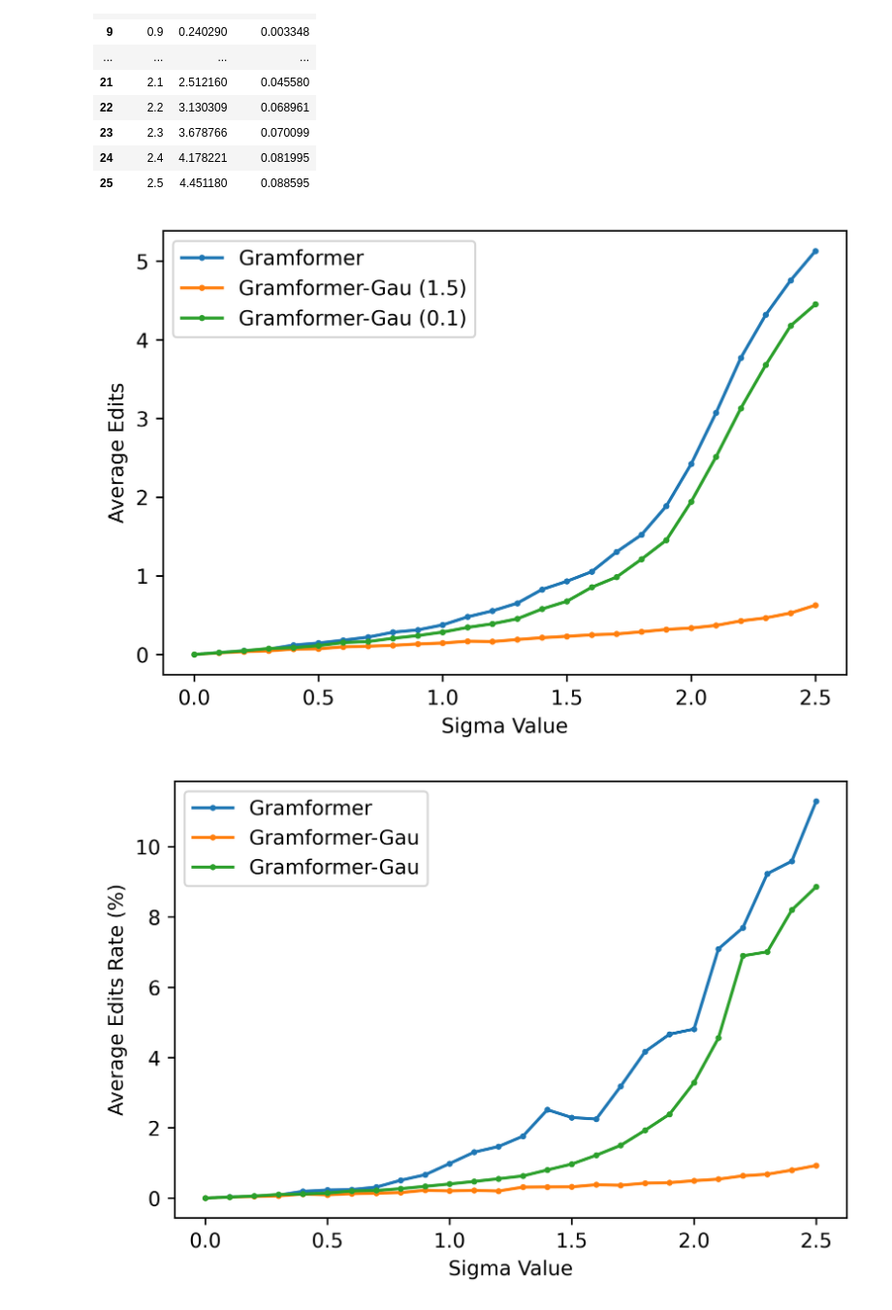
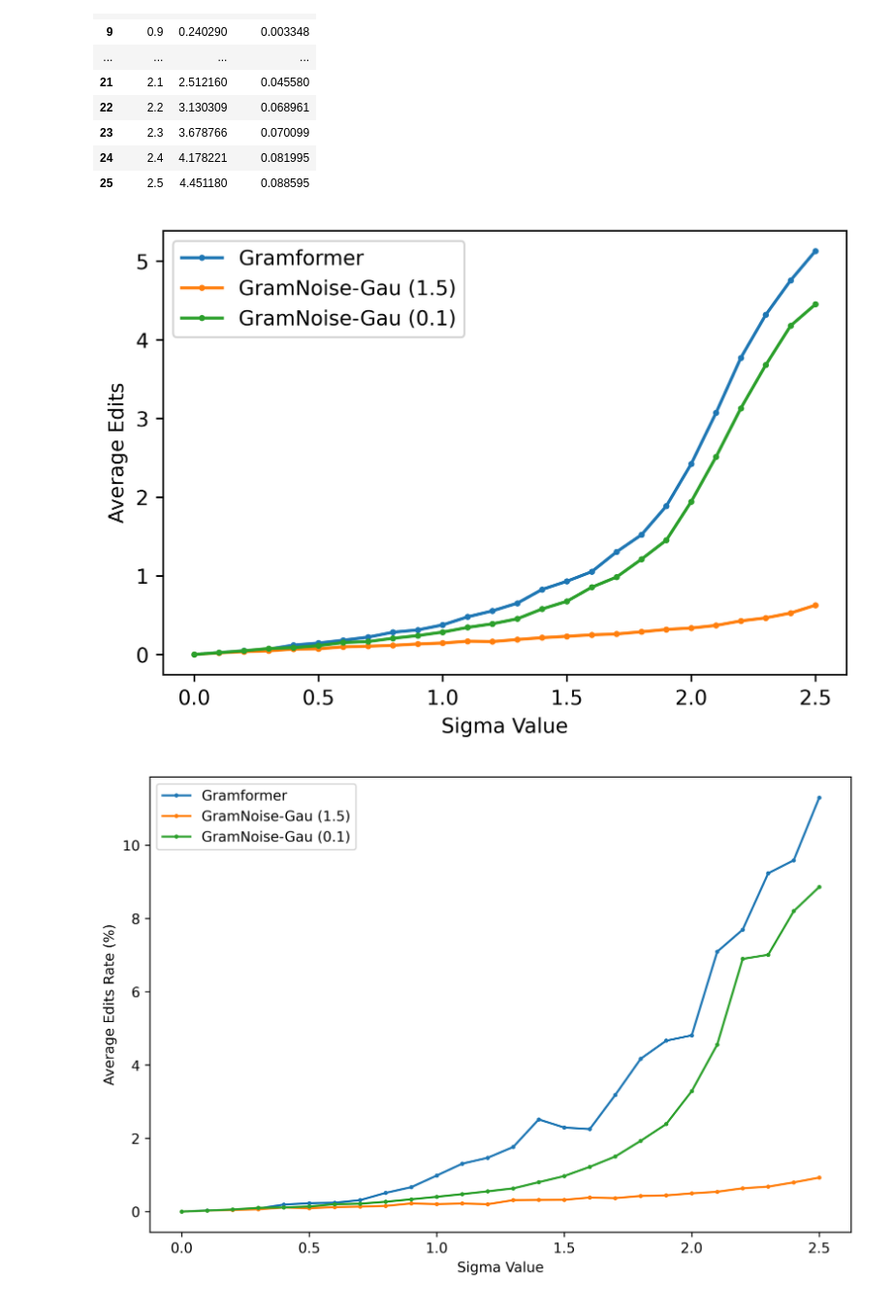
Before and after one commit to YufanWangYuki/NoiseGram, a Jupyter notebook: noise.ipynb, the cells around one changed output. Shown at 97% size. Cells and saved outputs as stored; diff of their text form; code cells hidden in the pictures.

```diff
--- a/noise.ipynb
+++ b/noise.ipynb
@@ -151,11 +151,11 @@ import matplotlib.pyplot as plt
 
 # x_major_locator=MultipleLocator(5)
 
-fig, ax = plt.subplots(dpi=600)
+fig, ax = plt.subplots(dpi=600,figsize=(6,4))
 
 ax.plot(df_old['weight'], df_old['avg edits'], marker='o',markersize=2,label='Gramformer') # 作y1 = x 图，并标记此线名为linear
-ax.plot(df_new['weight'], df_new['avg edits'], marker='o',markersize=2,label='Gramformer-Gau (1.5)') # 作y1 = x 图，并标记此线名为linear
-ax.plot(df_nn['weight'], df_nn['avg edits'], marker='o',markersize=2,label='Gramformer-Gau (0.1)') # 作y1 = x 图，并标记此线名为linear
+ax.plot(df_new['weight'], df_new['avg edits'], marker='o',markersize=2,label='GramNoise-Gau (1.5)') # 作y1 = x 图，并标记此线名为linear
+ax.plot(df_nn['weight'], df_nn['avg edits'], marker='o',markersize=2,label='GramNoise-Gau (0.1)') # 作y1 = x 图，并标记此线名为linear
 
 ax.set_xlabel('Sigma Value') #设置x轴名称 x label
 ax.set_ylabel('Average Edits') #设置y轴名称 y label
@@ -165,27 +165,27 @@ ax.legend() #自动检测要在图例中显示的元素，并且显示
 # ax.xaxis.set_major_locator(x_major_locator)
 plt.show() #图形可视化
 # %% [output]
-[figure, old version]
+[figure, new version]
 # %%
 import matplotlib.pyplot as plt
 # from matplotlib.pyplot import MultipleLocator
 
 # x_major_locator=MultipleLocator(5)
 
-fig, ax = plt.subplots(dpi=600)
+fig, ax = plt.subplots(dpi=600,figsize=(9,6))
 
 ax.plot(df_old['weight'],df_old['avg edit rate']*100, marker='o',markersize=2,label='Gramformer') # 作y1 = x 图，并标记此线名为linear
-ax.plot(df_new['weight'], df_new['avg edit rate']*100, marker='o',markersize=2,label='Gramformer-Gau') # 作y1 = x 图，并标记此线名为linear
-ax.plot(df_nn['weight'], df_nn['avg edit rate']*100, marker='o',markersize=2,label='Gramformer-Gau') # 作y1 = x 图，并标记此线名为linear
+ax.plot(df_new['weight'], df_new['avg edit rate']*100, marker='o',markersize=2,label='GramNoise-Gau (1.5)') # 作y1 = x 图，并标记此线名为linear
+ax.plot(df_nn['weight'], df_nn['avg edit rate']*100, marker='o',markersize=2,label='GramNoise-Gau (0.1)') # 作y1 = x 图，并标记此线名为linear
 
 # ax.axhline(y=3.1477999999999997, linestyle='--',color='grey',label='Input vs Orig Pred')
 # plt.text(2.3,2.2,'y=3.15%',fontdict={'size':'8','color':'grey'})
 ax.set_xlabel('Sigma Value') #设置x轴名称 x label
 ax.set_ylabel('Average Edits Rate (%)') #设置y轴名称 y label
 # ax.set_title('The Effect of Adding Gaussian Noise on Gramformer Model') #设置图名为Simple Plot
 ax.legend() #自动检测要在图例中显示的元素，并且显示
 # plt.xlim((0, 15))
 # ax.xaxis.set_major_locator(x_major_locator)
 plt.show() #图形可视化
 # %% [output]
-[figure, old version]
+[figure, new version]
```
Also changed, not shown: 4 other files.
